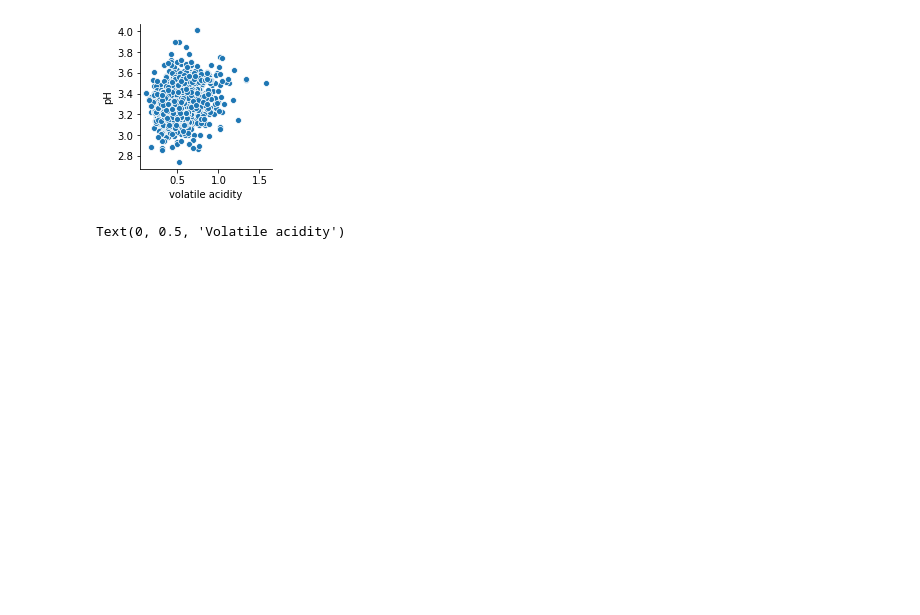
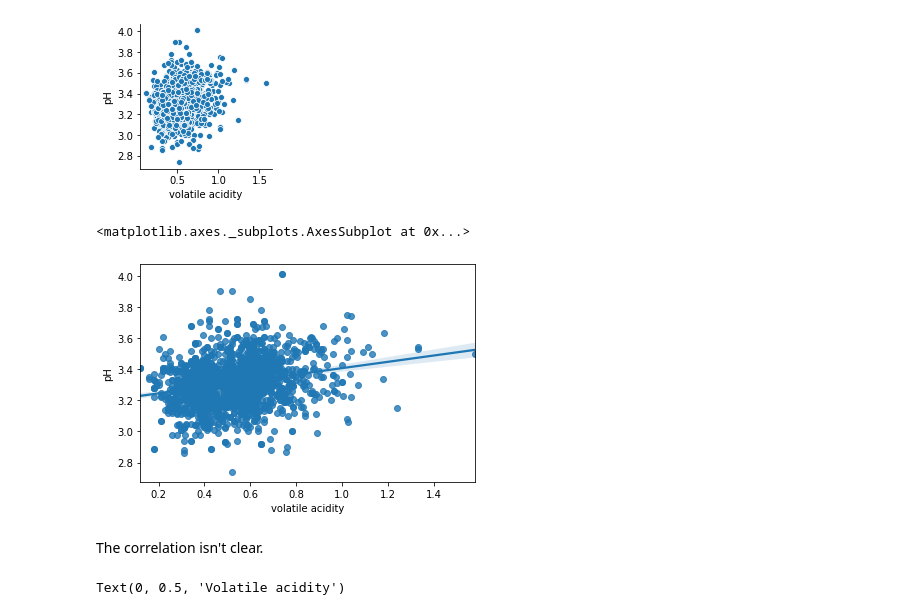
Before and after one commit to georgica22us/Andmeteaduse-projekt, a Jupyter notebook: Maria.ipynb, the cells around one changed output. Cells and saved outputs as stored; diff of their text form; code cells hidden in the pictures; blank space fills up the shorter version.

```diff
--- a/Maria.ipynb
+++ b/Maria.ipynb
@@ -759,6 +836,13 @@ sns.pairplot(data=data, x_vars=['volatile acidity'], y_vars=['pH'])
 # %% [output]
 <seaborn.axisgrid.PairGrid at 0x...>
 [figure]
+# %%
+sns.regplot(data=data, x ="volatile acidity", y="pH")
+# %% [output]
+<matplotlib.axes._subplots.AxesSubplot at 0x...>
+[figure, added]
+# %% [markdown]
+The correlation isn't clear.
 # %%
 plt.bar(data['pH'], data["volatile acidity"])
 plt.xlabel("pH")
```
Also changed, not shown: parts of 54 cells of this notebook, 1 other file.
